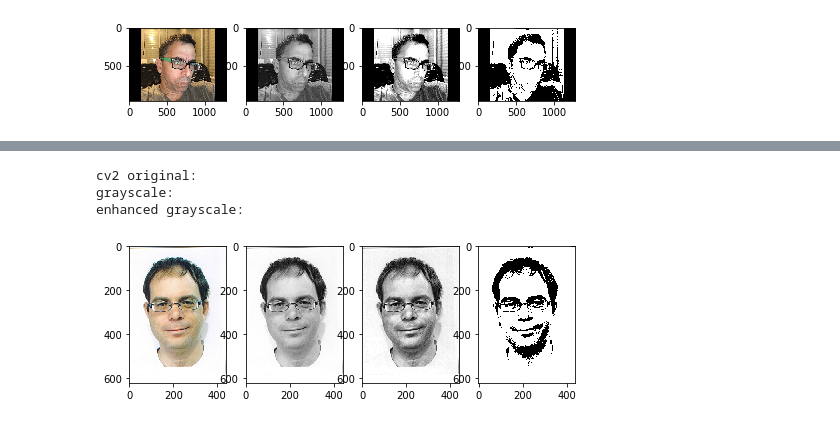
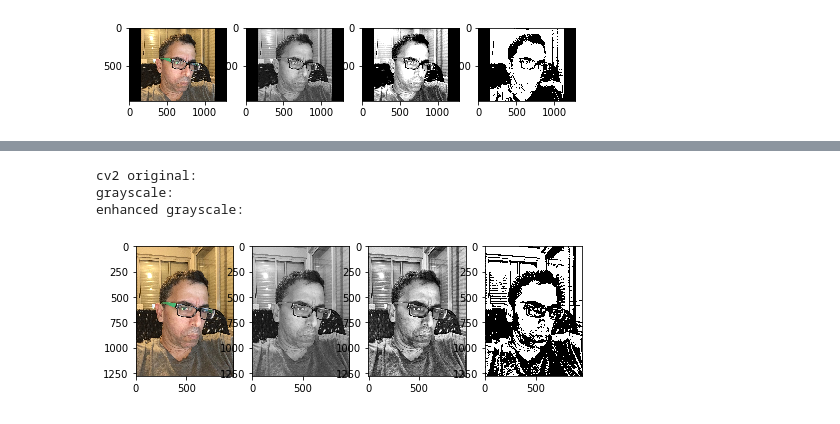
Before and after one commit to fyuval/artech-2018, a Jupyter notebook: notebooks/try_image_processing.ipynb, the cells around one changed output, grey strips where cells are left out. Saved outputs shown, nothing was run; the diff lists cells and outputs as text; code cells hidden in the pictures.

```diff
--- a/notebooks/try_image_processing.ipynb
+++ b/notebooks/try_image_processing.ipynb
@@ -53,7 +53,7 @@ enhanced grayscale:
 thresholded:
 [figure]
 # %%
-image_path = "C:/Users/user/Downloads/image - dori oryan.jpg"
+image_path = "../data/inputs/images/image - dori oryan.jpg"
 cont_bw_image = pillow_pipeline(image_path)
 # %% [output]
 pillow original:
@@ -94,3 +94,4 @@ def opencv_pipeline(image_path):
     fig.add_subplot(1, 4, 4)
     plt.imshow(cont_bw_image, "gray")
     plt.show()
+    return cont_bw_image
@@ -97,9 +107,9 @@ def opencv_pipeline(image_path):
 # %%
-image_path = "C:/Users/user/Downloads/yuval_passport_sep_2011.jpg"
-#image_path = "C:/Users/user/Downloads/image - dori oryan.jpg"
+#image_path = "C:/Users/user/Downloads/yuval_passport_sep_2011.jpg"
+image_path = "../data/inputs/images/image - dori oryan.jpg"
 cont_bw_image = opencv_pipeline(image_path)
 # %% [output]
 cv2 original:
 grayscale:
 enhanced grayscale:
-[figure, old version]
+[figure, new version]
```
Also changed, not shown: parts of 13 cells of this notebook.
